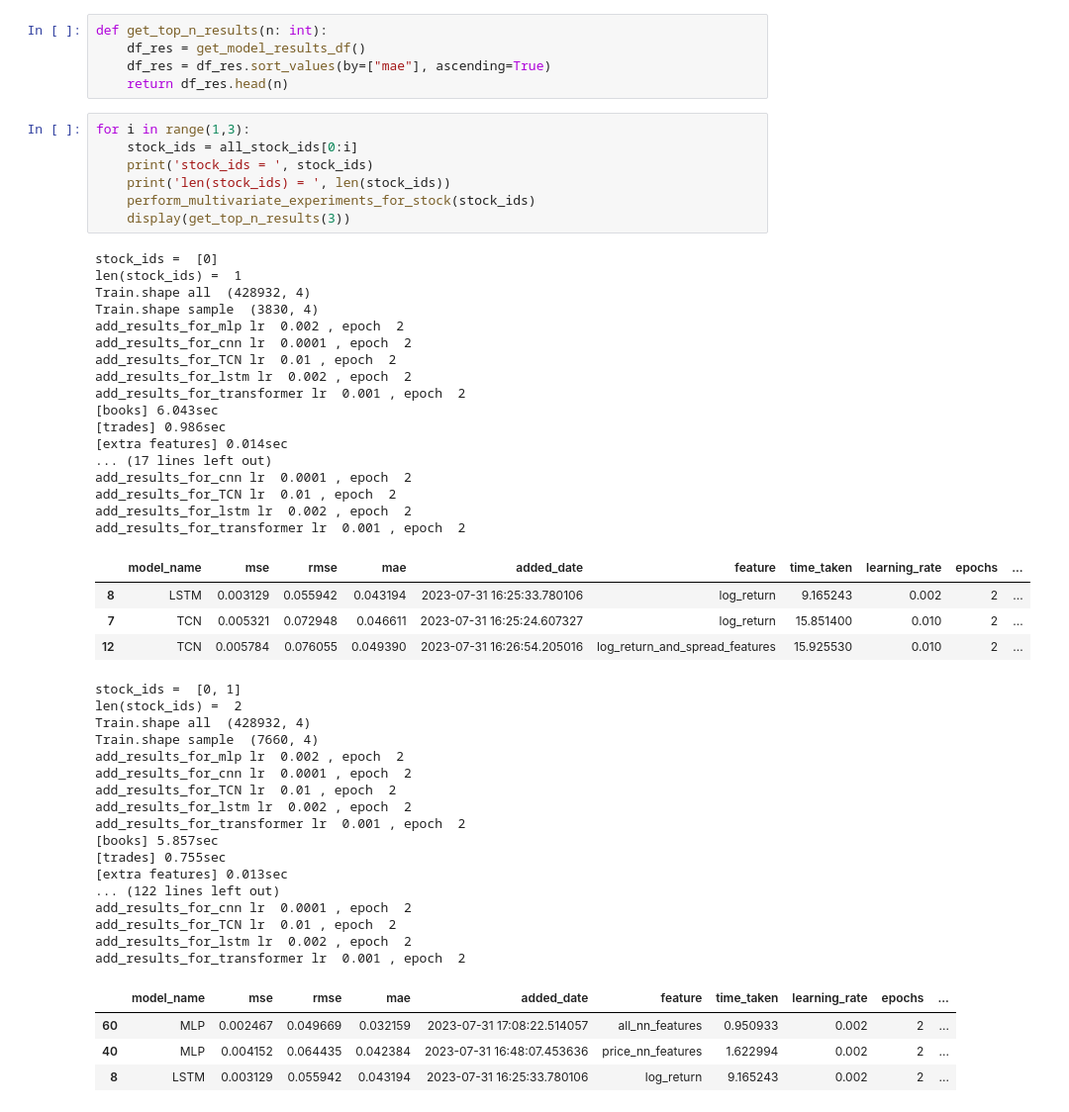
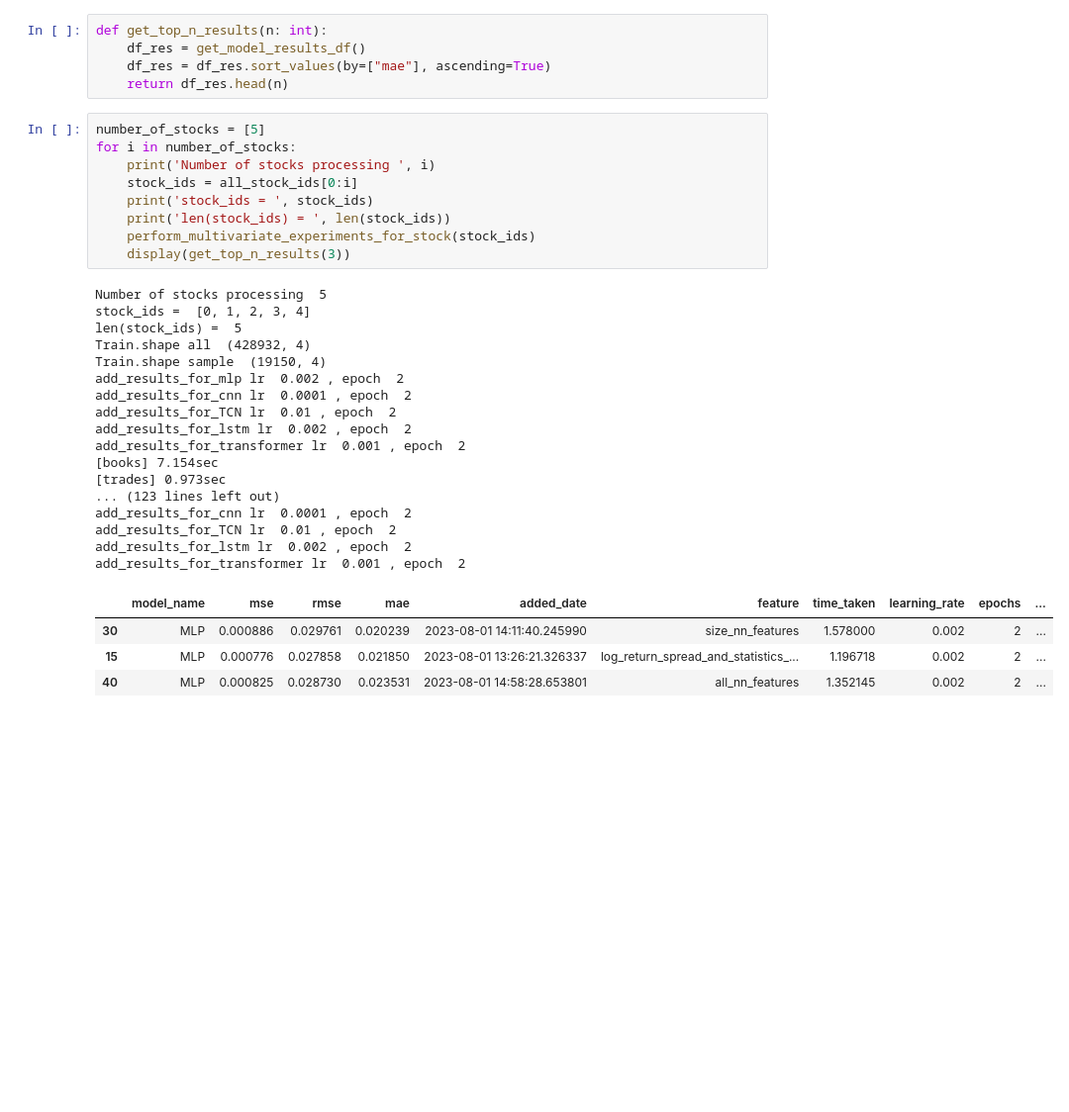
Before and after one commit to poo5zan/masters-research-project, a Jupyter notebook: from-kaggle-optiver-challenge.ipynb, the cells around one changed output. Shown at 99% size. Drawn from its saved outputs; the diff is of its cells as text; blank space fills up the shorter version.

Commit message:
results and data analysis

```diff
--- a/from-kaggle-optiver-challenge.ipynb
+++ b/from-kaggle-optiver-challenge.ipynb
@@ -2167,55 +2166,36 @@ def get_top_n_results(n: int):
     df_res = df_res.sort_values(by=["mae"], ascending=True)
     return df_res.head(n)
 # %%
-for i in range(1,3):
+number_of_stocks = [5]
+for i in number_of_stocks:
+    print('Number of stocks processing ', i)
     stock_ids = all_stock_ids[0:i]
     print('stock_ids = ', stock_ids)
     print('len(stock_ids) = ', len(stock_ids))
     perform_multivariate_experiments_for_stock(stock_ids)
     display(get_top_n_results(3))
 # %% [output]
-stock_ids =  [0]
-len(stock_ids) =  1
+Number of stocks processing  5
+stock_ids =  [0, 1, 2, 3, 4]
+len(stock_ids) =  5
 Train.shape all  (428932, 4)
-Train.shape sample  (3830, 4)
+Train.shape sample  (19150, 4)
 add_results_for_mlp lr  0.002 , epoch  2
 add_results_for_cnn lr  0.0001 , epoch  2
 add_results_for_TCN lr  0.01 , epoch  2
 add_results_for_lstm lr  0.002 , epoch  2
 add_results_for_transformer lr  0.001 , epoch  2
-[books] 6.043sec
-[trades] 0.986sec
-[extra features] 0.014sec
-... (17 lines left out)
+[books] 7.154sec
+[trades] 0.973sec
+... (123 lines left out)
 add_results_for_cnn lr  0.0001 , epoch  2
 add_results_for_TCN lr  0.01 , epoch  2
 add_results_for_lstm lr  0.002 , epoch  2
 add_results_for_transformer lr  0.001 , epoch  2
 |  | model_name | mse | rmse | mae | added_date | feature | time_taken | learning_rate | epochs | ... |
-| 8 | LSTM | 0.003129 | 0.055942 | 0.043194 | 2023-07-31 16:25:33.780106 | log_return | 9.165243 | 0.002 | 2 | ... |
-| 7 | TCN | 0.005321 | 0.072948 | 0.046611 | 2023-07-31 16:25:24.607327 | log_return | 15.851400 | 0.010 | 2 | ... |
-| 12 | TCN | 0.005784 | 0.076055 | 0.049390 | 2023-07-31 16:26:54.205016 | log_return_and_spread_features | 15.925530 | 0.010 | 2 | ... |
+| 30 | MLP | 0.000886 | 0.029761 | 0.020239 | 2023-08-01 14:11:40.245990 | size_nn_features | 1.578000 | 0.002 | 2 | ... |
+| 15 | MLP | 0.000776 | 0.027858 | 0.021850 | 2023-08-01 13:26:21.326337 | log_return_spread_and_statistics_... | 1.196718 | 0.002 | 2 | ... |
+| 40 | MLP | 0.000825 | 0.028730 | 0.023531 | 2023-08-01 14:58:28.653801 | all_nn_features | 1.352145 | 0.002 | 2 | ... |
-stock_ids =  [0, 1]
-len(stock_ids) =  2
-Train.shape all  (428932, 4)
-Train.shape sample  (7660, 4)
-add_results_for_mlp lr  0.002 , epoch  2
-add_results_for_cnn lr  0.0001 , epoch  2
-add_results_for_TCN lr  0.01 , epoch  2
-add_results_for_lstm lr  0.002 , epoch  2
-add_results_for_transformer lr  0.001 , epoch  2
-[books] 5.857sec
-[trades] 0.755sec
-[extra features] 0.013sec
-... (122 lines left out)
-add_results_for_cnn lr  0.0001 , epoch  2
-add_results_for_TCN lr  0.01 , epoch  2
-add_results_for_lstm lr  0.002 , epoch  2
-add_results_for_transformer lr  0.001 , epoch  2
-|  | model_name | mse | rmse | mae | added_date | feature | time_taken | learning_rate | epochs | ... |
-| 60 | MLP | 0.002467 | 0.049669 | 0.032159 | 2023-07-31 17:08:22.514057 | all_nn_features | 0.950933 | 0.002 | 2 | ... |
-| 40 | MLP | 0.004152 | 0.064435 | 0.042384 | 2023-07-31 16:48:07.453636 | price_nn_features | 1.622994 | 0.002 | 2 | ... |
-| 8 | LSTM | 0.003129 | 0.055942 | 0.043194 | 2023-07-31 16:25:33.780106 | log_return | 9.165243 | 0.002 | 2 | ... |
 # %%
 df_res = get_model_results_df()
 df_res.sort_values(by=["mae"], ascending=True)
```
Also changed, not shown: parts of 4 cells of this notebook, 3 other files.
